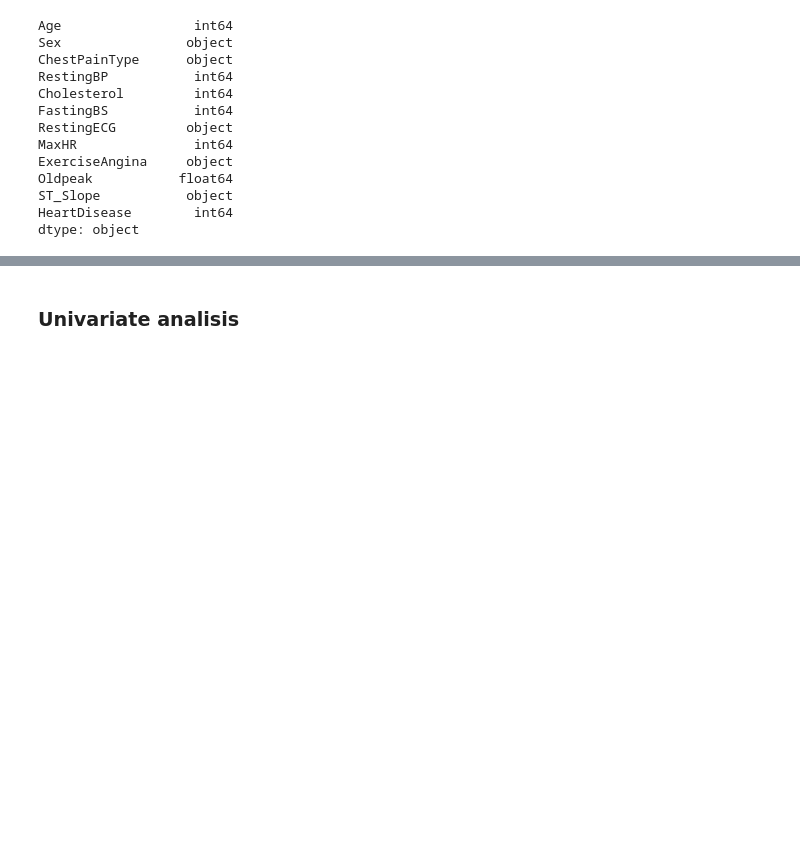
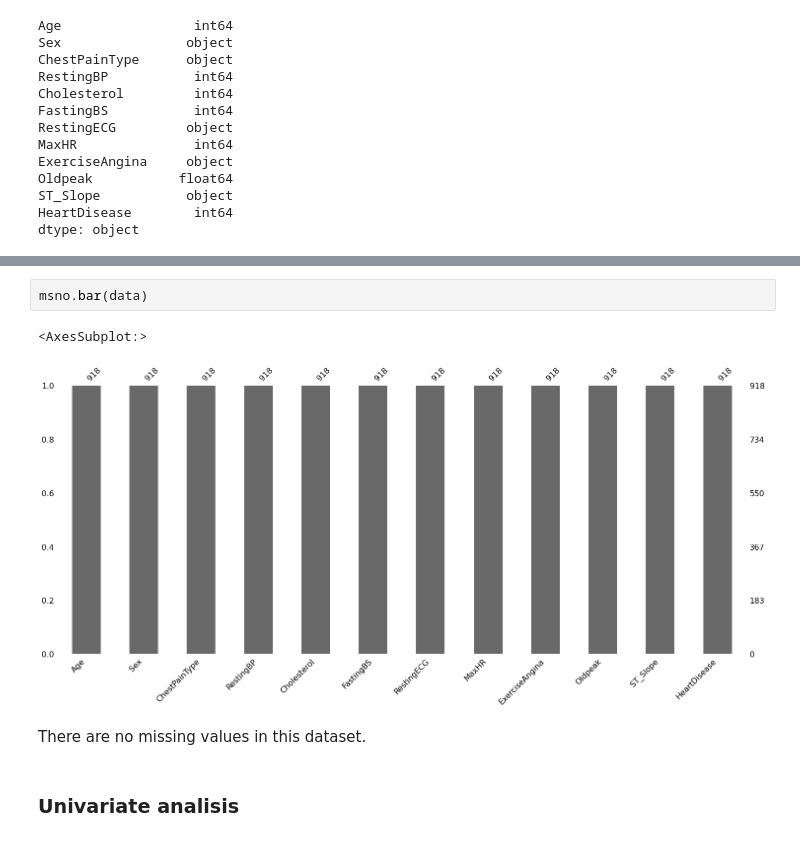
Before and after one commit to 13Mai13/heart-failure, a Jupyter notebook: notebooks/heart-failure.ipynb, the cells around one changed output, grey strips where cells are left out. Saved outputs shown, nothing was run; the diff lists cells and outputs as text; blank space fills up the shorter version.

```diff
--- a/notebooks/heart-failure.ipynb
+++ b/notebooks/heart-failure.ipynb
@@ -55,3 +63,10 @@ dtype: object
+# %%
+msno.bar(data)
+# %% [output]
+<AxesSubplot:>
+[figure, added]
+# %% [markdown]
+There are no missing values in this dataset.
 # %% [markdown]
 ### Univariate analisis
 # %%
```
Also changed, not shown: parts of 12 cells of this notebook, 11 other files.
